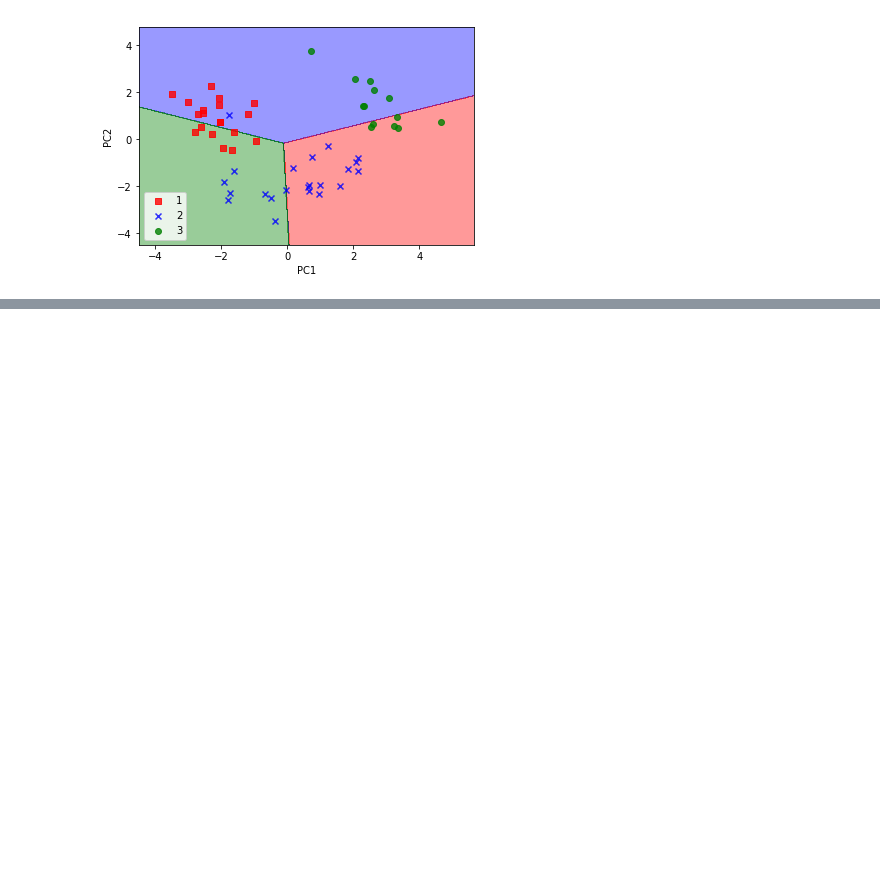
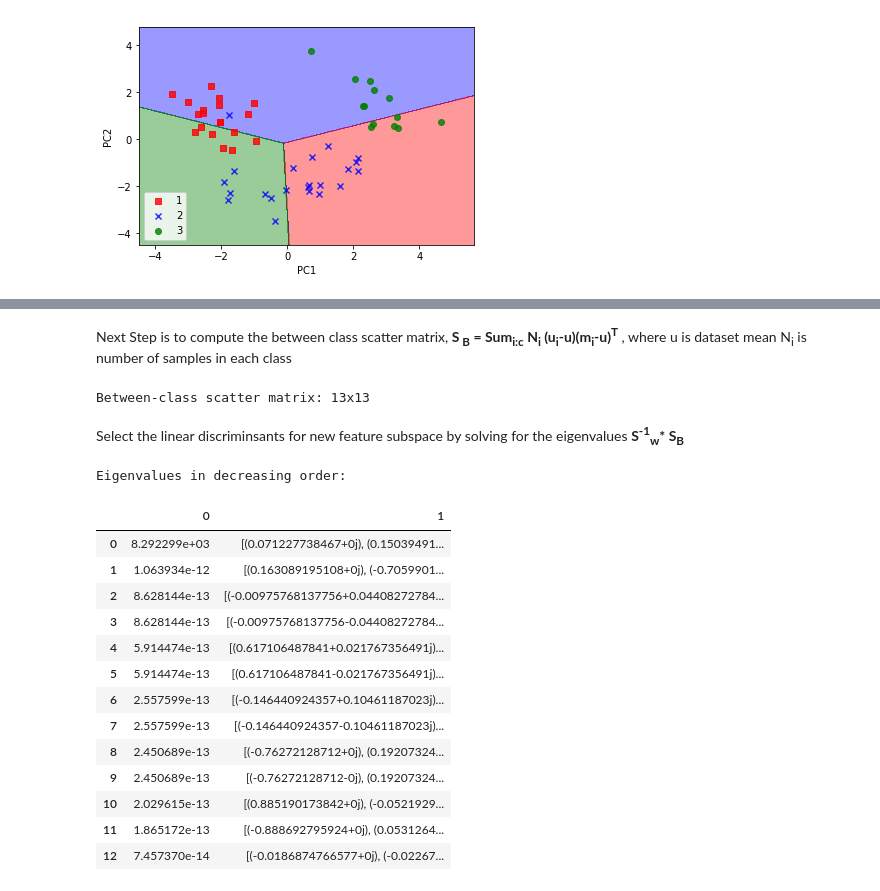
Before and after one commit to rhondene/Machine-Learning---Python, a Jupyter notebook: Dimensionality Reduction.ipynb, the cells around one changed output, grey strips where cells are left out. Drawn from its saved outputs; the diff is of its cells as text; code cells hidden in the pictures; blank space fills up the shorter version.

```diff
--- a/Dimensionality Reduction.ipynb
+++ b/Dimensionality Reduction.ipynb
@@ -233,0 +350,2 @@ LDA aims to find a feature subspace that optimises class separatbility,
+# %% [markdown]
+Next Step is to compute the between class scatter matrix, <b> S<sub> B</sub> = Sum<sub>i:c</sub> N<sub>i</sub> (u<sub>i</sub>-u)(m<sub>i</sub>-u)<sup>T</sup> </b>, where u is dataset mean N<sub>i</sub> is number of samples in each class
@@ -233,0 +359,31 @@ LDA aims to find a feature subspace that optimises class separatbility,
+# %%
+print('Between-class scatter matrix: {}x{}'.format(S_B.shape[0], S_B.shape[1]))
+# %% [output]
+Between-class scatter matrix: 13x13
+# %% [markdown]
+Select the linear discriminsants for new feature subspace by solving for the eigenvalues <b> S<sup>-1</sup><sub>w</sub>* S<sub>B</sub> </b>
+# %%
+eigen_vals,eigen_vecs = np.linalg.eig(np.linalg.inv(S_W).dot(S_B))
+#sort eigen pairs in descending order
+eigen_pairs = [(np.abs(eigen_vals[i]), eigen_vecs[:,i]) for i in range(len(eigen_vals))]
+eigen_pairs = sorted(eigen_pairs, key=lambda k:k[0], reverse=True) #sort by eigenvalues
+print('Eigenvalues in decreasing order: \n')
+# %% [output]
+Eigenvalues in decreasing order:
+# %%
+pd.DataFrame(eigen_pairs)
+# %% [output]
+|  | 0 | 1 |
+| 0 | 8.292299e+03 | [(0.071227738467+0j), (0.15039491... |
+| 1 | 1.063934e-12 | [(0.163089195108+0j), (-0.7059901... |
+| 2 | 8.628144e-13 | [(-0.00975768137756+0.04408272784... |
+| 3 | 8.628144e-13 | [(-0.00975768137756-0.04408272784... |
+| 4 | 5.914474e-13 | [(0.617106487841+0.021767356491j)... |
+| 5 | 5.914474e-13 | [(0.617106487841-0.021767356491j)... |
+| 6 | 2.557599e-13 | [(-0.146440924357+0.10461187023j)... |
+| 7 | 2.557599e-13 | [(-0.146440924357-0.10461187023j)... |
+| 8 | 2.450689e-13 | [(-0.76272128712+0j), (0.19207324... |
+| 9 | 2.450689e-13 | [(-0.76272128712-0j), (0.19207324... |
+| 10 | 2.029615e-13 | [(0.885190173842+0j), (-0.0521929... |
+| 11 | 1.865172e-13 | [(-0.888692795924+0j), (0.0531264... |
+| 12 | 7.457370e-14 | [(-0.0186874766577+0j), (-0.02267... |
```
Also changed, not shown: parts of 27 cells of this notebook.
